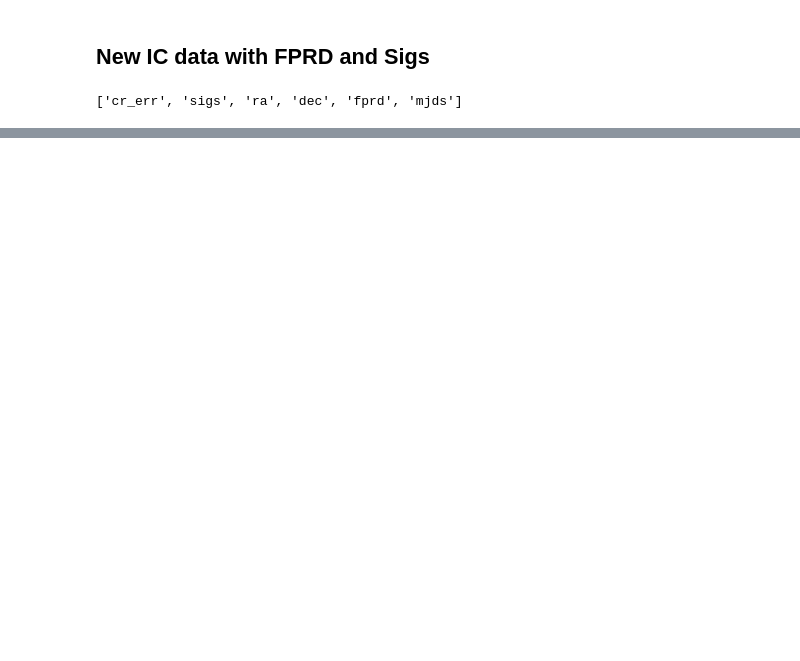
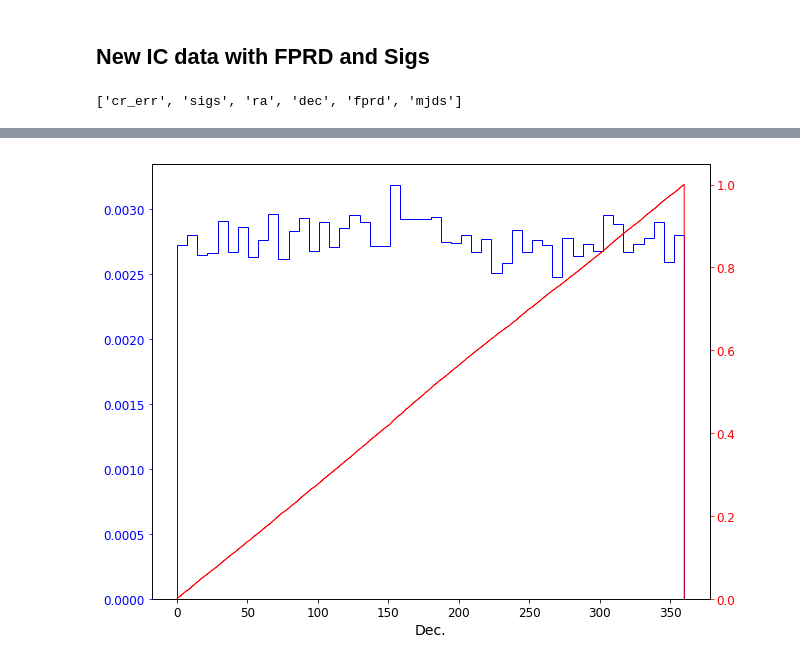
Before and after one commit to hayalaso/Analyses_AMON, a Jupyter notebook: HAWC_IC/multishuffle.ipynb, the cells around one changed output, grey strips where cells are left out. Drawn from its saved outputs; the diff is of its cells as text; code cells hidden in the pictures; blank space fills up the shorter version.

```diff
--- a/HAWC_IC/multishuffle.ipynb
+++ b/HAWC_IC/multishuffle.ipynb
@@ -139,0 +121,13 @@ for ic in df.itertuples():
+# %%
+rcParams['figure.figsize']=10,8
+rcParams['font.size']=12
+fig, ax1 = plt.subplots()
+l=ax1.hist(df.ICRA,bins=50,histtype='step',normed=True,color='blue')
+ax1.set_xlabel('Dec.',size=14)
+ax1.tick_params('y', colors='b')
+
+ax2 = ax1.twinx()
+d=ax2.hist(df.ICRA,bins=1000,histtype='step',normed=True,cumulative=True,color='red')
+ax2.tick_params('y', colors='r')
+# %% [output]
+[figure, added]
```
Also changed, not shown: parts of 7 cells of this notebook, 2 other files.
